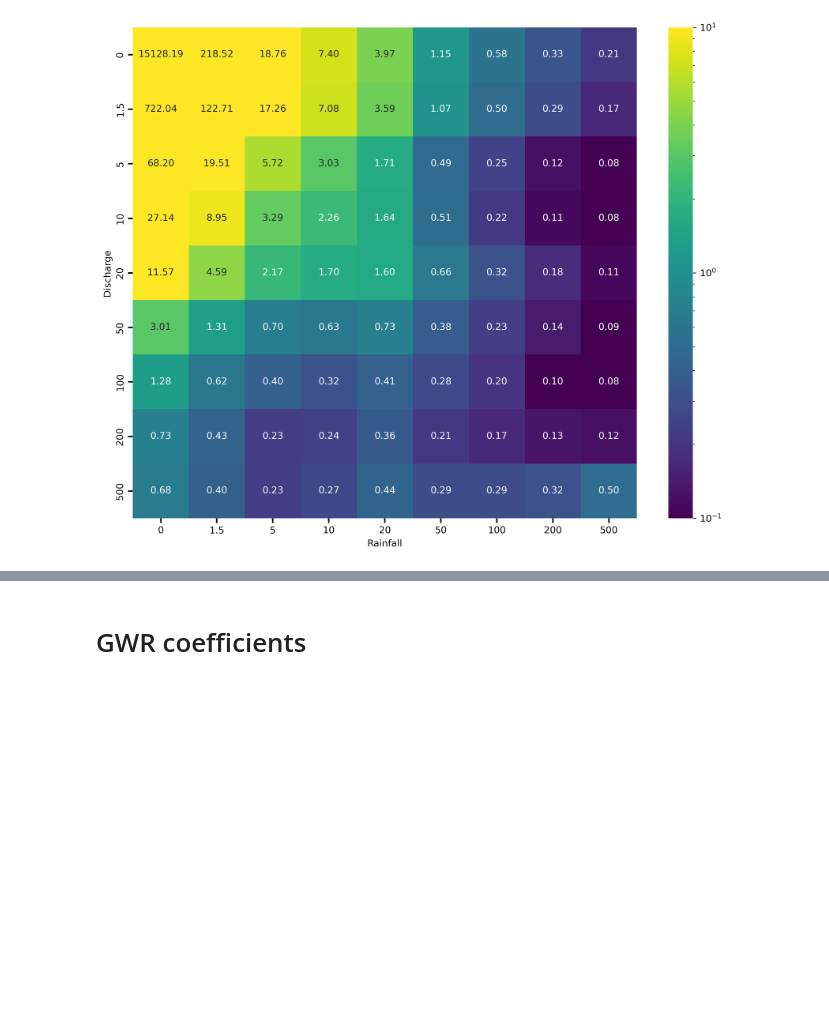
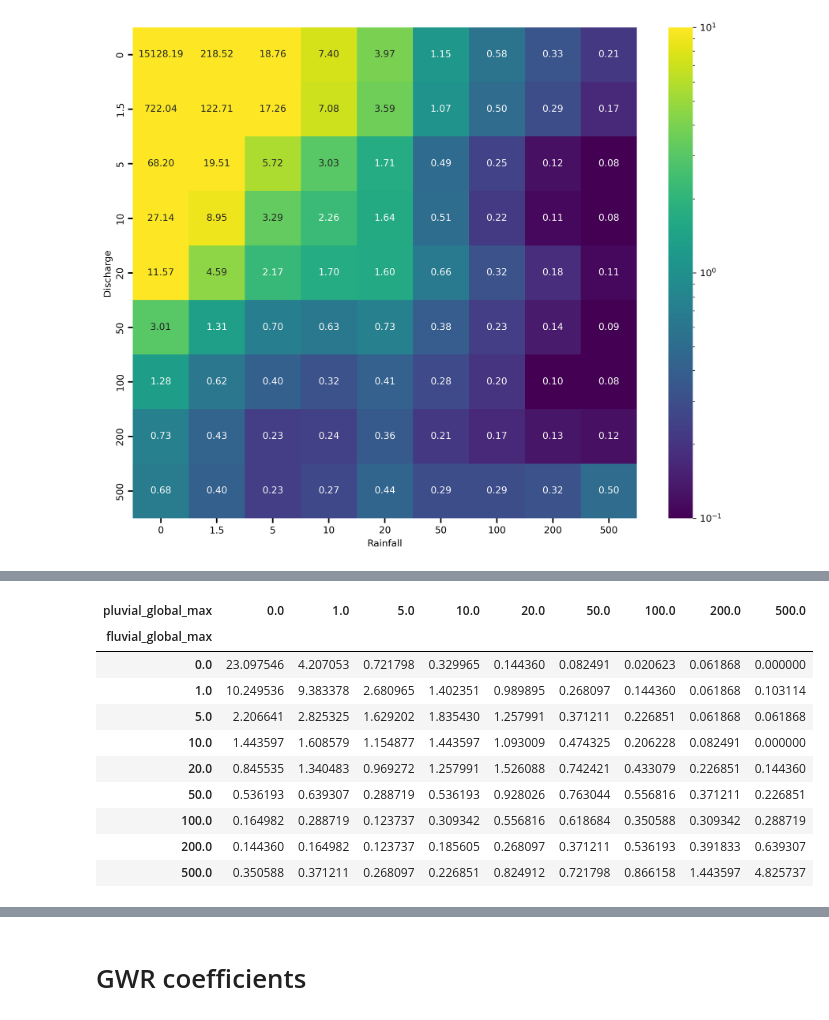
Before and after one commit to jesuslovesyiyi/Global-road-network-resilience, a Jupyter notebook: analysis/04_Visualization.ipynb, the cells around one changed output, grey strips where cells are left out. Cells and saved outputs as stored; diff of their text form; code cells hidden in the pictures; blank space fills up the shorter version.

```diff
--- a/analysis/04_Visualization.ipynb
+++ b/analysis/04_Visualization.ipynb
@@ -735,0 +753,19 @@ flu_plu_df = pd.read_csv('/Users/yiyi/Library/CloudStorage/OneDrive-GeorgiaInsti
+# %%
+col1 = 'fluvial_global_max'
+col2 = 'pluvial_global_max'
+df = flu_plu_df
+df[[col1, col2]] = df[[col1, col2]].replace(2, 1)
+res = pd.crosstab(df[col1], df[col2], normalize=True) * 100
+res
+# %% [output]
+| pluvial_global_max | 0.0 | 1.0 | 5.0 | 10.0 | 20.0 | 50.0 | 100.0 | 200.0 | 500.0 |
+| fluvial_global_max |  |  |  |  |  |  |  |  |  |
+| 0.0 | 23.097546 | 4.207053 | 0.721798 | 0.329965 | 0.144360 | 0.082491 | 0.020623 | 0.061868 | 0.000000 |
+| 1.0 | 10.249536 | 9.383378 | 2.680965 | 1.402351 | 0.989895 | 0.268097 | 0.144360 | 0.061868 | 0.103114 |
+| 5.0 | 2.206641 | 2.825325 | 1.629202 | 1.835430 | 1.257991 | 0.371211 | 0.226851 | 0.061868 | 0.061868 |
+| 10.0 | 1.443597 | 1.608579 | 1.154877 | 1.443597 | 1.093009 | 0.474325 | 0.206228 | 0.082491 | 0.000000 |
+| 20.0 | 0.845535 | 1.340483 | 0.969272 | 1.257991 | 1.526088 | 0.742421 | 0.433079 | 0.226851 | 0.144360 |
+| 50.0 | 0.536193 | 0.639307 | 0.288719 | 0.536193 | 0.928026 | 0.763044 | 0.556816 | 0.371211 | 0.226851 |
+| 100.0 | 0.164982 | 0.288719 | 0.123737 | 0.309342 | 0.556816 | 0.618684 | 0.350588 | 0.309342 | 0.288719 |
+| 200.0 | 0.144360 | 0.164982 | 0.123737 | 0.185605 | 0.268097 | 0.371211 | 0.536193 | 0.391833 | 0.639307 |
+| 500.0 | 0.350588 | 0.371211 | 0.268097 | 0.226851 | 0.824912 | 0.721798 | 0.866158 | 1.443597 | 4.825737 |
```
Also changed, not shown: parts of 9 cells of this notebook, 1 other file.
